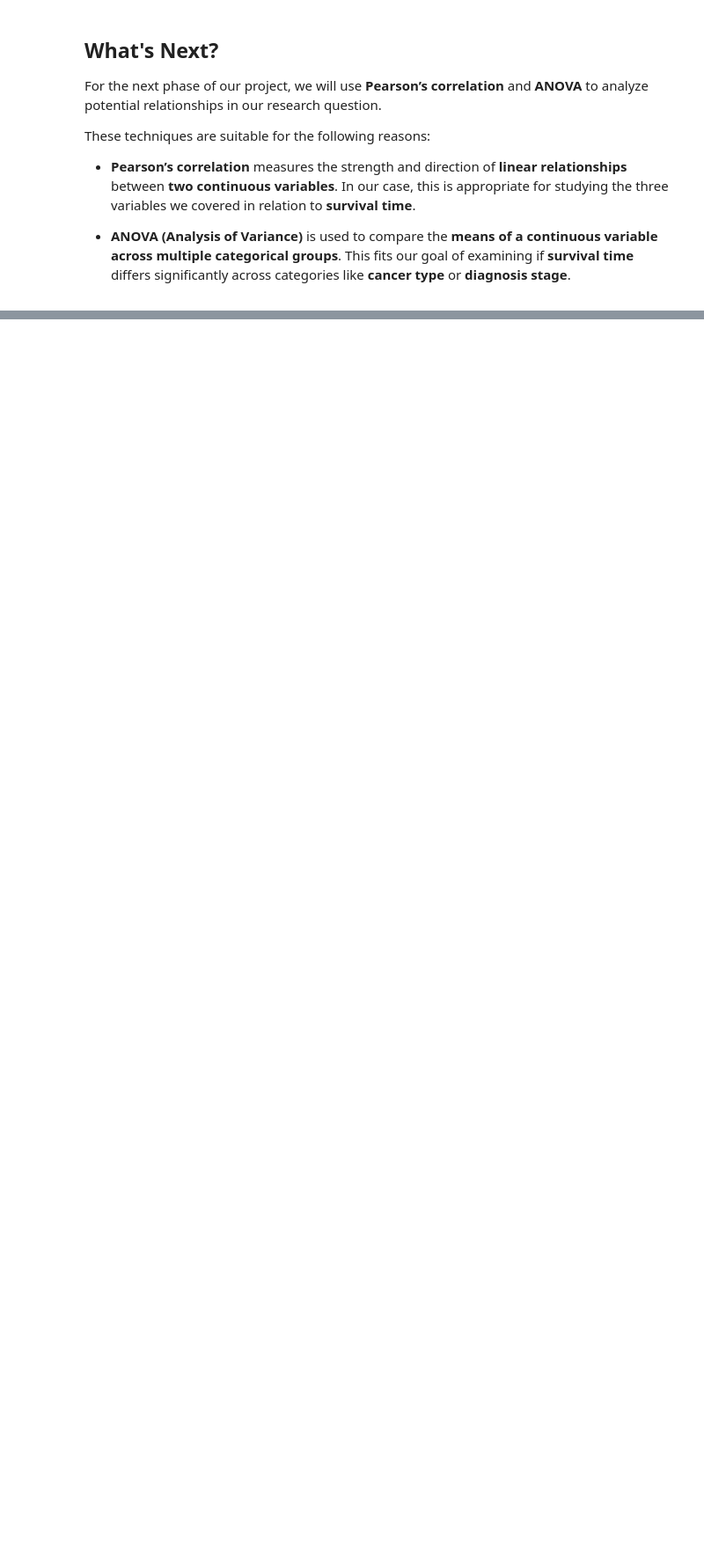
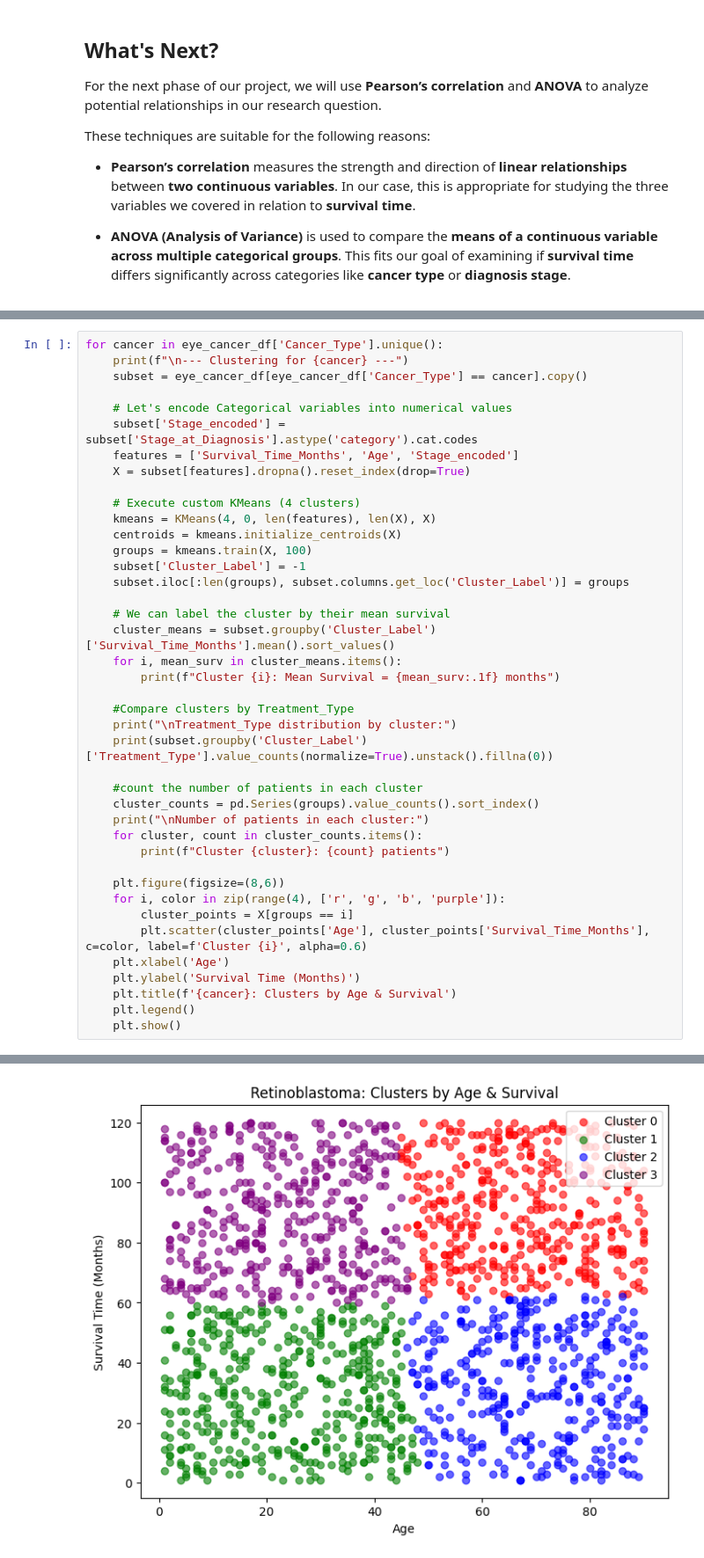
Before and after one commit to Kamote35/CSMODEL-S20-pandas-Salle-, a Jupyter notebook: [CSMODEL]Pandas_Salle_PHASE1.ipynb, the cells around one changed output, grey strips where cells are left out. Shown at 88% size. Drawn from its saved outputs; the diff is of its cells as text; blank space fills up the shorter version.

```diff
--- a/[CSMODEL]Pandas_Salle_PHASE1.ipynb
+++ b/[CSMODEL]Pandas_Salle_PHASE1.ipynb
@@ -621,0 +744,42 @@ These techniques are suitable for the following reasons:
+# %%
+for cancer in eye_cancer_df['Cancer_Type'].unique():
+    print(f"\n--- Clustering for {cancer} ---")
+    subset = eye_cancer_df[eye_cancer_df['Cancer_Type'] == cancer].copy()
+
+    # Let's encode Categorical variables into numerical values
+    subset['Stage_encoded'] = subset['Stage_at_Diagnosis'].astype('category').cat.codes
+    features = ['Survival_Time_Months', 'Age', 'Stage_encoded']
+    X = subset[features].dropna().reset_index(drop=True)
+
+    # Execute custom KMeans (4 clusters)
+    kmeans = KMeans(4, 0, len(features), len(X), X)
+    centroids = kmeans.initialize_centroids(X)
+    groups = kmeans.train(X, 100)
+    subset['Cluster_Label'] = -1
+    subset.iloc[:len(groups), subset.columns.get_loc('Cluster_Label')] = groups
+
+    # We can label the cluster by their mean survival
+    cluster_means = subset.groupby('Cluster_Label')['Survival_Time_Months'].mean().sort_values()
+    for i, mean_surv in cluster_means.items():
+        print(f"Cluster {i}: Mean Survival = {mean_surv:.1f} months")
+
+    #Compare clusters by Treatment_Type
+    print("\nTreatment_Type distribution by cluster:")
+    print(subset.groupby('Cluster_Label')['Treatment_Type'].value_counts(normalize=True).unstack().fillna(0))
+
+    #count the number of patients in each cluster
+    cluster_counts = pd.Series(groups).value_counts().sort_index()
+    print("\nNumber of patients in each cluster:")
+    for cluster, count in cluster_counts.items():
+        print(f"Cluster {cluster}: {count} patients")
+
+    plt.figure(figsize=(8,6))
+    for i, color in zip(range(4), ['r', 'g', 'b', 'purple']):
+        cluster_points = X[groups == i]
+        plt.scatter(cluster_points['Age'], cluster_points['Survival_Time_Months'], c=color, label=f'Cluster {i}', alpha=0.6)
+    plt.xlabel('Age')
+    plt.ylabel('Survival Time (Months)')
+    plt.title(f'{cancer}: Clusters by Age & Survival')
+    plt.legend()
+    plt.show()
+# %% [output]
@@ -621,0 +806 @@ These techniques are suitable for the following reasons:
+[figure, added]
```
Also changed, not shown: parts of 13 cells of this notebook, 1 other file.
